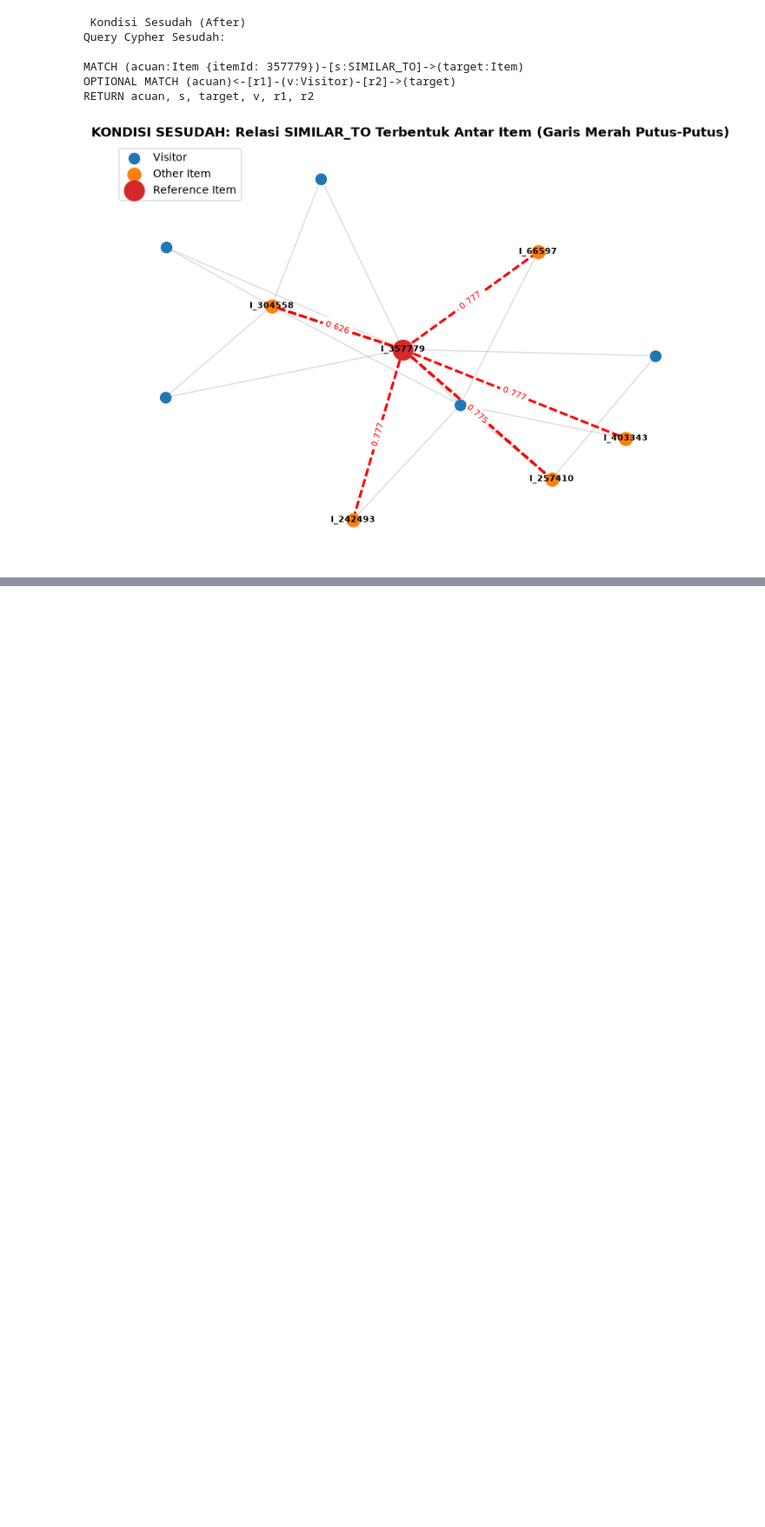
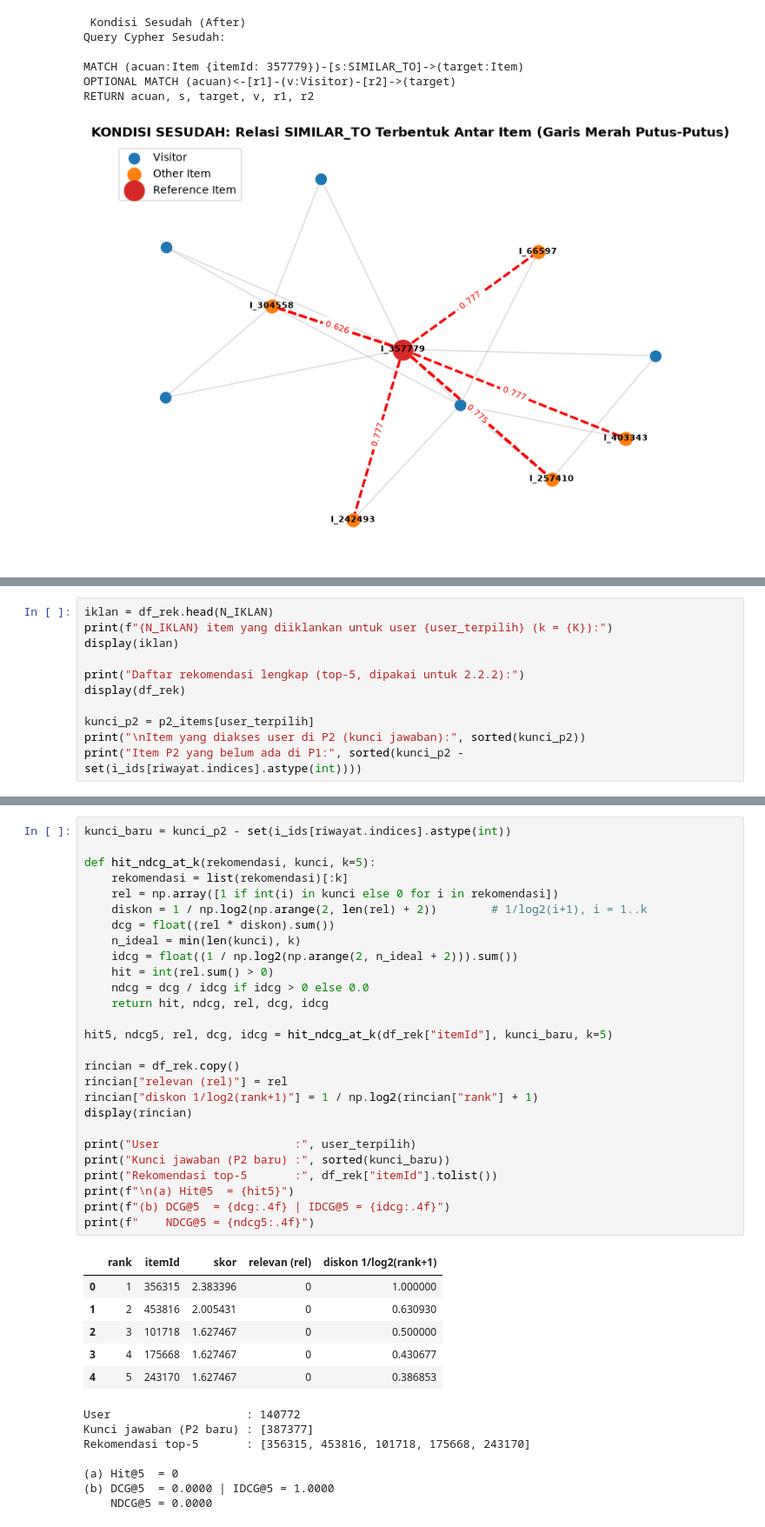
Before and after one commit to happ1el/UTS-SAINS-DATA-Elvira-Tiara-Suci, a Jupyter notebook: UTS_GSD.ipynb, the cells around one changed output, grey strips where cells are left out. Shown at 87% size. Drawn from its saved outputs; the diff is of its cells as text; blank space fills up the shorter version.

Commit message:
Tambah analisis 2.2 (KNN, Hit@5, NDCG@5) dan perbarui README

```diff
--- a/UTS_GSD.ipynb
+++ b/UTS_GSD.ipynb
@@ -1219,0 +1160,11 @@ Interpretasi: setidaknya satu item yang direkomendasikan benar-benar diakses/dis
+# %%
+iklan = df_rek.head(N_IKLAN)
+print(f"{N_IKLAN} item yang diiklankan untuk user {user_terpilih} (k = {K}):")
+display(iklan)
+
+print("Daftar rekomendasi lengkap (top-5, dipakai untuk 2.2.2):")
+display(df_rek)
+
+kunci_p2 = p2_items[user_terpilih]
+print("\nItem yang diakses user di P2 (kunci jawaban):", sorted(kunci_p2))
+print("Item P2 yang belum ada di P1:", sorted(kunci_p2 - set(i_ids[riwayat.indices].astype(int))))
@@ -1219,0 +1199,41 @@ Interpretasi: setidaknya satu item yang direkomendasikan benar-benar diakses/dis
+# %%
+kunci_baru = kunci_p2 - set(i_ids[riwayat.indices].astype(int))
+
+def hit_ndcg_at_k(rekomendasi, kunci, k=5):
+    rekomendasi = list(rekomendasi)[:k]
+    rel = np.array([1 if int(i) in kunci else 0 for i in rekomendasi])
+    diskon = 1 / np.log2(np.arange(2, len(rel) + 2))        # 1/log2(i+1), i = 1..k
+    dcg = float((rel * diskon).sum())
+    n_ideal = min(len(kunci), k)
+    idcg = float((1 / np.log2(np.arange(2, n_ideal + 2))).sum())
+    hit = int(rel.sum() > 0)
+    ndcg = dcg / idcg if idcg > 0 else 0.0
+    return hit, ndcg, rel, dcg, idcg
+
+hit5, ndcg5, rel, dcg, idcg = hit_ndcg_at_k(df_rek["itemId"], kunci_baru, k=5)
+
+rincian = df_rek.copy()
+rincian["relevan (rel)"] = rel
+rincian["diskon 1/log2(rank+1)"] = 1 / np.log2(rincian["rank"] + 1)
+display(rincian)
+
+print("User                    :", user_terpilih)
+print("Kunci jawaban (P2 baru) :", sorted(kunci_baru))
+print("Rekomendasi top-5       :", df_rek["itemId"].tolist())
+print(f"\n(a) Hit@5  = {hit5}")
+print(f"(b) DCG@5  = {dcg:.4f} | IDCG@5 = {idcg:.4f}")
+print(f"    NDCG@5 = {ndcg5:.4f}")
+# %% [output]
+|  | rank | itemId | skor | relevan (rel) | diskon 1/log2(rank+1) |
+| 0 | 1 | 356315 | 2.383396 | 0 | 1.000000 |
+| 1 | 2 | 453816 | 2.005431 | 0 | 0.630930 |
+| 2 | 3 | 101718 | 1.627467 | 0 | 0.500000 |
+| 3 | 4 | 175668 | 1.627467 | 0 | 0.430677 |
+| 4 | 5 | 243170 | 1.627467 | 0 | 0.386853 |
+User                    : 140772
+Kunci jawaban (P2 baru) : [387377]
+Rekomendasi top-5       : [356315, 453816, 101718, 175668, 243170]
+
+(a) Hit@5  = 0
+(b) DCG@5  = 0.0000 | IDCG@5 = 1.0000
+    NDCG@5 = 0.0000
```
Also changed, not shown: parts of 25 cells of this notebook, 1 other file.
